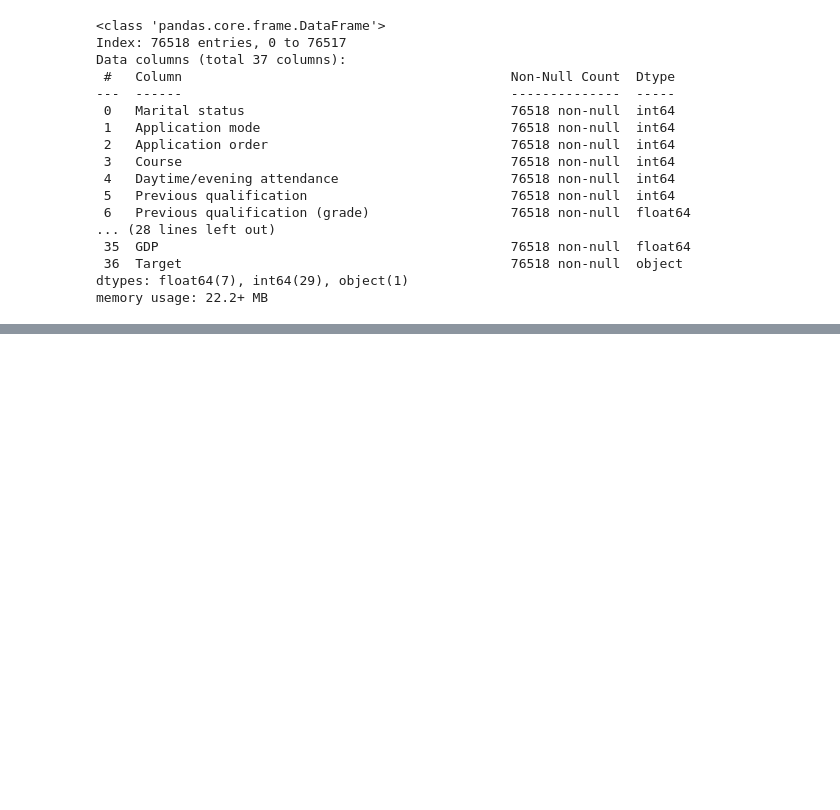
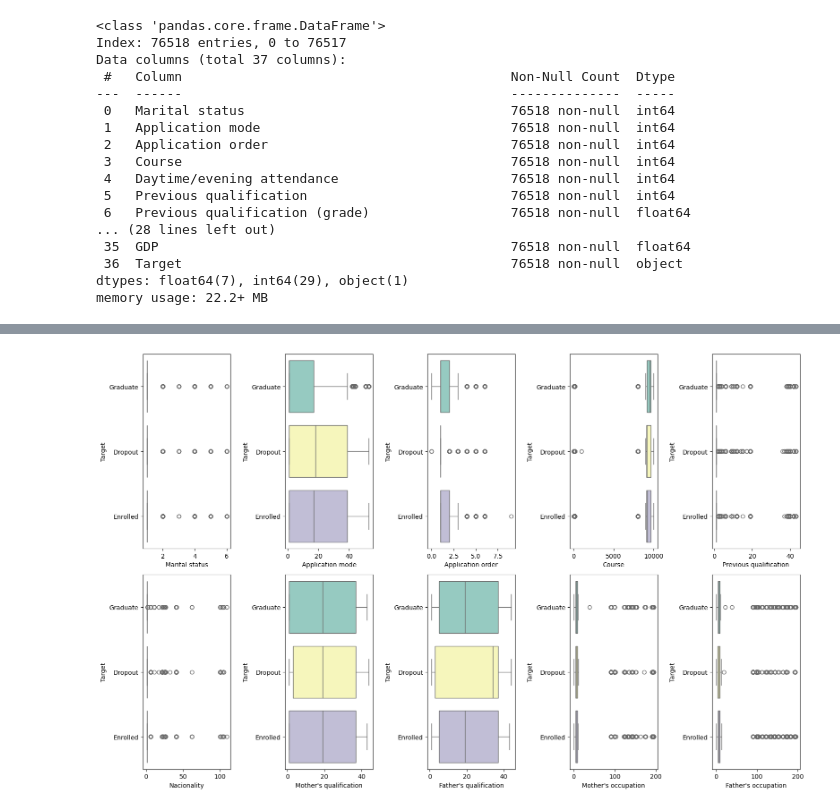
Before and after one commit to Tsur1k/ML-case4, a Jupyter notebook: notebooks/main.ipynb, the cells around one changed output, grey strips where cells are left out. Drawn from its saved outputs; the diff is of its cells as text; code cells hidden in the pictures; blank space fills up the shorter version.

```diff
--- a/notebooks/main.ipynb
+++ b/notebooks/main.ipynb
@@ -188,0 +176,9 @@ interval columns not set, guessing: ['Marital status', 'Application mode', 'Appl
+# %%
+plt.figure(figsize=(16, 10))
+for i, col in enumerate(multi_category_features):
+    plt.subplot(2, 5, i+1)
+    sns.boxplot(data=train, x=col, y=target, hue=target, palette="Set3")
+plt.tight_layout()
+plt.show()
+# %% [output]
+[figure, added]
```
Also changed, not shown: parts of 57 cells of this notebook.
